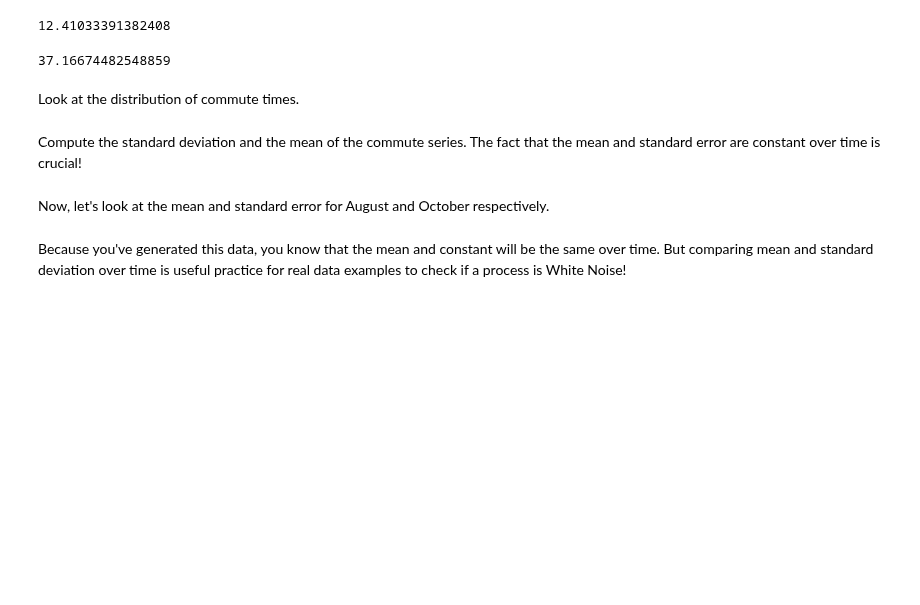
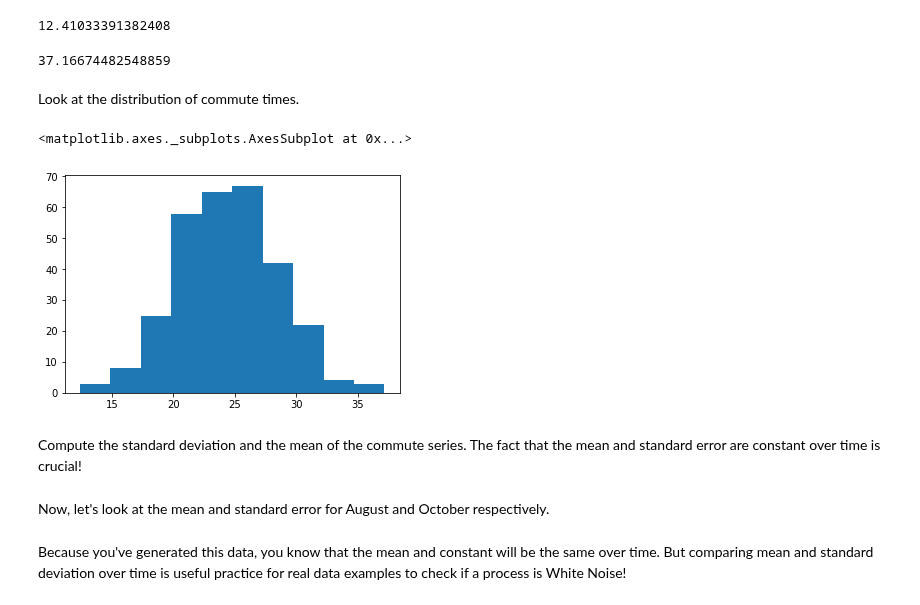
Before and after one commit to fpleoni/dsc-3-26-03-basic-time-series-models-lab-nyc-ds-career-031119, a Jupyter notebook: index.ipynb, the cells around one changed output. Saved outputs shown, nothing was run; the diff lists cells and outputs as text; code cells hidden in the pictures; blank space fills up the shorter version.

```diff
--- a/index.ipynb
+++ b/index.ipynb
@@ -65,7 +65,10 @@ max(commute)
 # %% [markdown]
 Look at the distribution of commute times.
 # %%
-commute_series.hist()
+commute_series.hist(grid = False)
+# %% [output]
+<matplotlib.axes._subplots.AxesSubplot at 0x...>
+[figure, added]
 # %% [markdown]
 Compute the standard deviation and the mean of the commute series. The fact that the mean and standard error are constant over time is crucial!
 # %%
```
